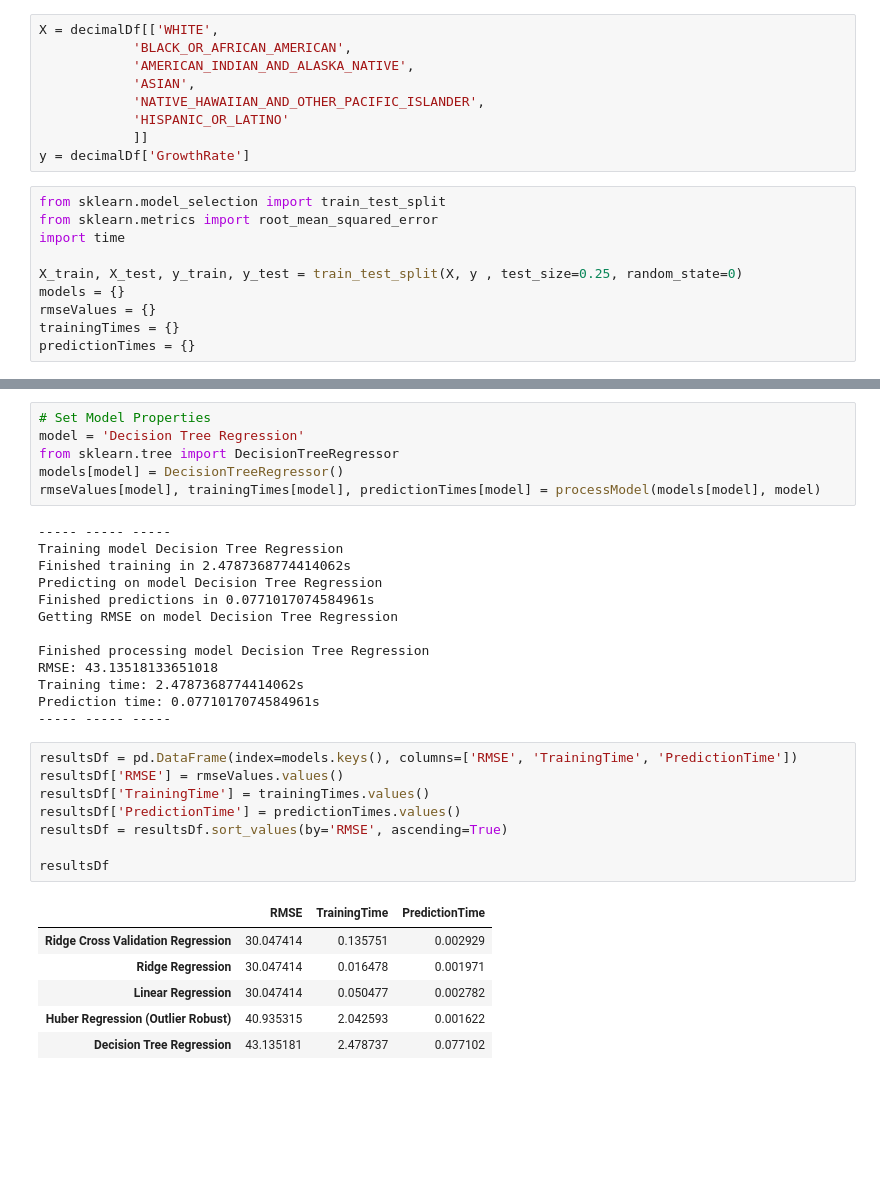
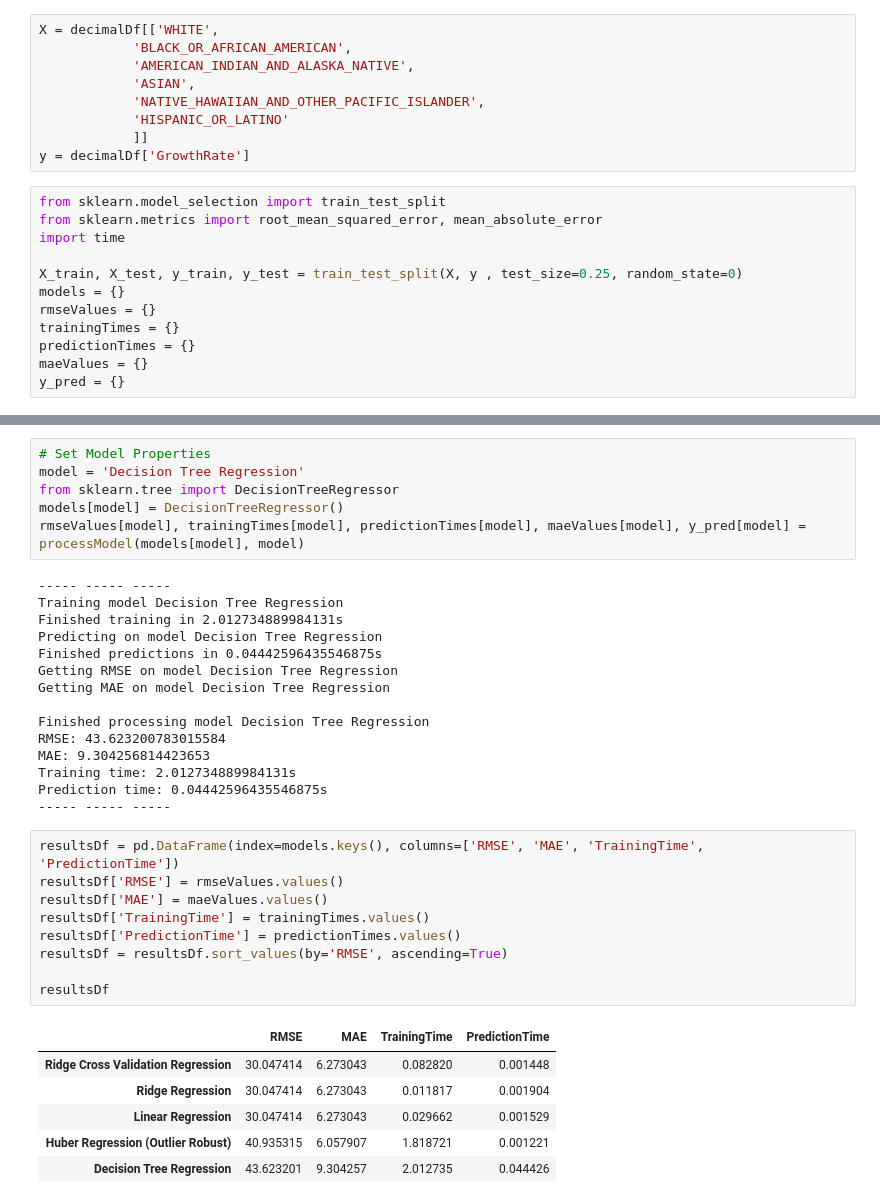
Before and after one commit to Ruben304/HousingDemographics, a Jupyter notebook: decimal/sklearn-scripts/decimal-nonorm-sklearn.ipynb, the cells around one changed output, grey strips where cells are left out. Saved outputs shown, nothing was run; the diff lists cells and outputs as text; blank space fills up the shorter version.

```diff
--- a/decimal/sklearn-scripts/decimal-nonorm-sklearn.ipynb
+++ b/decimal/sklearn-scripts/decimal-nonorm-sklearn.ipynb
@@ -14,7 +14,7 @@ X = decimalDf[['WHITE',
 y = decimalDf['GrowthRate']
 # %%
 from sklearn.model_selection import train_test_split
-from sklearn.metrics import root_mean_squared_error
+from sklearn.metrics import root_mean_squared_error, mean_absolute_error
 import time
 
 X_train, X_test, y_train, y_test = train_test_split(X, y , test_size=0.25, random_state=0)
@@ -22,6 +22,8 @@ models = {}
 rmseValues = {}
 trainingTimes = {}
 predictionTimes = {}
+maeValues = {}
+y_pred = {}
 # %%
 def processModel(model, modelKey):
     # Train Model
@@ -133,32 +148,35 @@ Prediction time: 0.0016219615936279297s
 model = 'Decision Tree Regression'
 from sklearn.tree import DecisionTreeRegressor
 models[model] = DecisionTreeRegressor()
-rmseValues[model], trainingTimes[model], predictionTimes[model] = processModel(models[model], model)
+rmseValues[model], trainingTimes[model], predictionTimes[model], maeValues[model], y_pred[model] = processModel(models[model], model)
 # %% [output]
 ----- ----- -----
 Training model Decision Tree Regression
-Finished training in 2.4787368774414062s
+Finished training in 2.012734889984131s
 Predicting on model Decision Tree Regression
-Finished predictions in 0.0771017074584961s
+Finished predictions in 0.04442596435546875s
 Getting RMSE on model Decision Tree Regression
+Getting MAE on model Decision Tree Regression
 
 Finished processing model Decision Tree Regression
-RMSE: 43.13518133651018
-Training time: 2.4787368774414062s
-Prediction time: 0.0771017074584961s
+RMSE: 43.623200783015584
+MAE: 9.304256814423653
+Training time: 2.012734889984131s
+Prediction time: 0.04442596435546875s
 ----- ----- -----
 # %%
-resultsDf = pd.DataFrame(index=models.keys(), columns=['RMSE', 'TrainingTime', 'PredictionTime'])
+resultsDf = pd.DataFrame(index=models.keys(), columns=['RMSE', 'MAE', 'TrainingTime', 'PredictionTime'])
 resultsDf['RMSE'] = rmseValues.values()
+resultsDf['MAE'] = maeValues.values()
 resultsDf['TrainingTime'] = trainingTimes.values()
 resultsDf['PredictionTime'] = predictionTimes.values()
 resultsDf = resultsDf.sort_values(by='RMSE', ascending=True)
 
 resultsDf
 # %% [output]
-|  | RMSE | TrainingTime | PredictionTime |
-| Ridge Cross Validation Regression | 30.047414 | 0.135751 | 0.002929 |
-| Ridge Regression | 30.047414 | 0.016478 | 0.001971 |
-| Linear Regression | 30.047414 | 0.050477 | 0.002782 |
-| Huber Regression (Outlier Robust) | 40.935315 | 2.042593 | 0.001622 |
-| Decision Tree Regression | 43.135181 | 2.478737 | 0.077102 |
+|  | RMSE | MAE | TrainingTime | PredictionTime |
+| Ridge Cross Validation Regression | 30.047414 | 6.273043 | 0.082820 | 0.001448 |
+| Ridge Regression | 30.047414 | 6.273043 | 0.011817 | 0.001904 |
+| Linear Regression | 30.047414 | 6.273043 | 0.029662 | 0.001529 |
+| Huber Regression (Outlier Robust) | 40.935315 | 6.057907 | 1.818721 | 0.001221 |
+| Decision Tree Regression | 43.623201 | 9.304257 | 2.012735 | 0.044426 |
```
Also changed, not shown: parts of 10 cells of this notebook, 4 other files.
